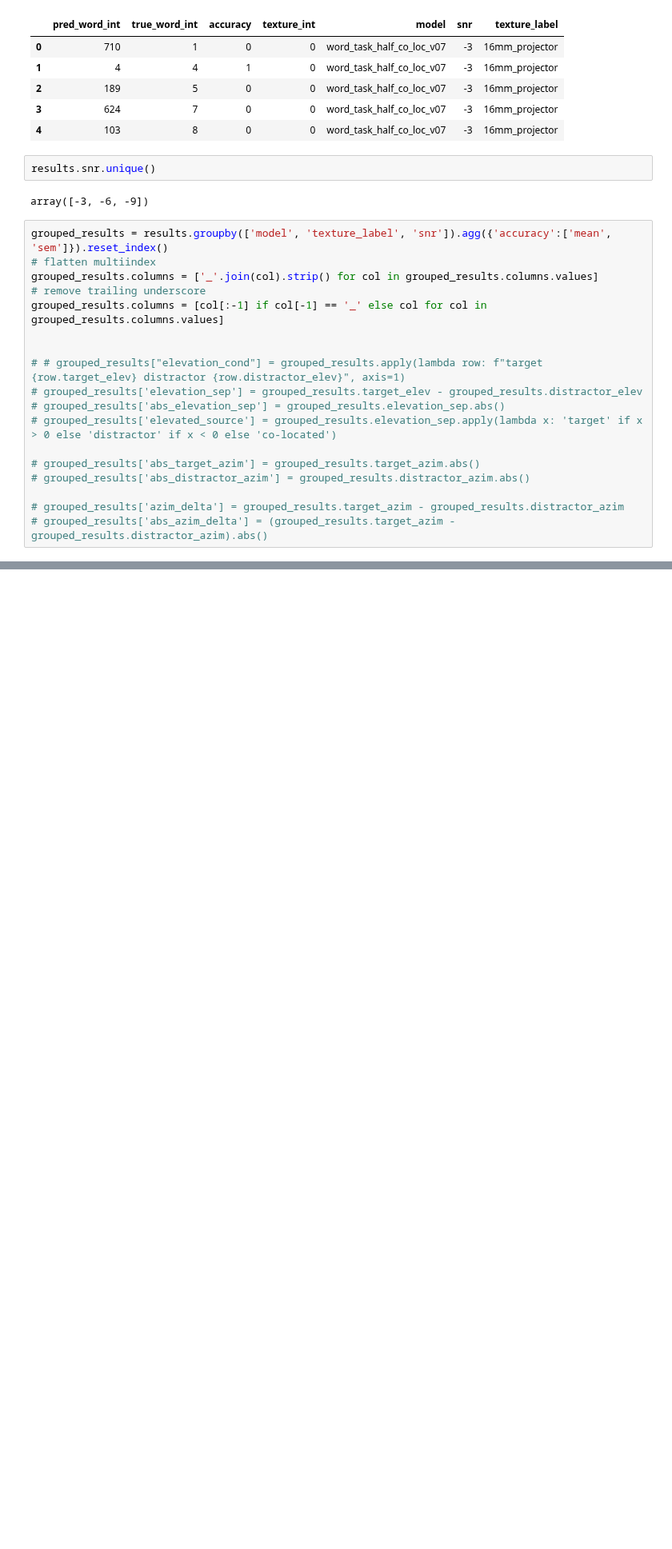
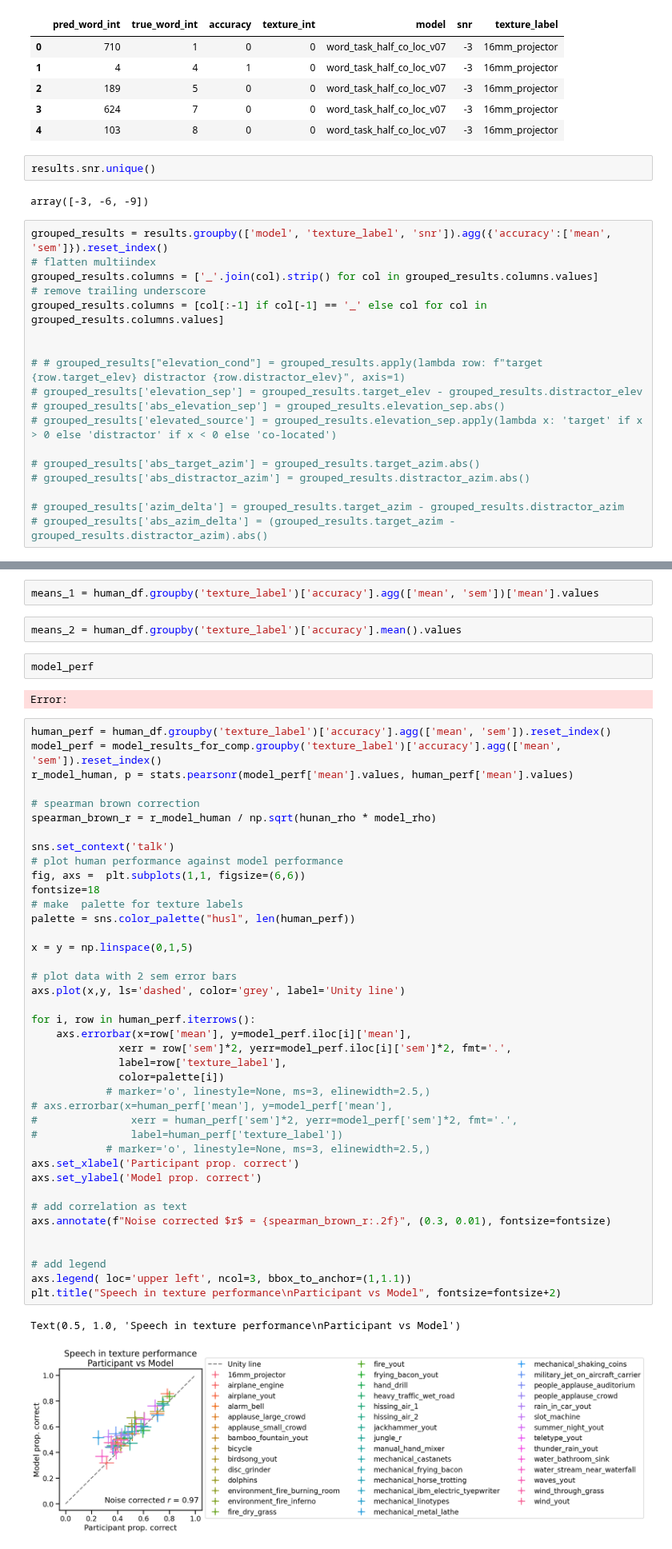
Before and after one commit to mcdermottLab/auditory_attention, a Jupyter notebook: notebooks/plot_texture_background_tests.ipynb, the cells around one changed output, grey strips where cells are left out. Shown at 80% size. Cells and saved outputs as stored; diff of their text form; blank space fills up the shorter version.

```diff
--- a/notebooks/plot_texture_background_tests.ipynb
+++ b/notebooks/plot_texture_background_tests.ipynb
@@ -835,0 +242,51 @@ for ax in g.axes.flat:
+# %%
+means_1 = human_df.groupby('texture_label')['accuracy'].agg(['mean', 'sem'])['mean'].values
+# %%
+means_2 = human_df.groupby('texture_label')['accuracy'].mean().values
+# %%
+model_perf
+# %% [output]
+Error:
+# %%
+human_perf = human_df.groupby('texture_label')['accuracy'].agg(['mean', 'sem']).reset_index()
+model_perf = model_results_for_comp.groupby('texture_label')['accuracy'].agg(['mean', 'sem']).reset_index()
+r_model_human, p = stats.pearsonr(model_perf['mean'].values, human_perf['mean'].values)
+
+# spearman brown correction
+spearman_brown_r = r_model_human / np.sqrt(hunan_rho * model_rho)
+
+sns.set_context('talk')
+# plot human performance against model performance
+fig, axs =  plt.subplots(1,1, figsize=(6,6))
+fontsize=18
+# make  palette for texture labels
+palette = sns.color_palette("husl", len(human_perf))
+
+x = y = np.linspace(0,1,5)
+
+# plot data with 2 sem error bars
+axs.plot(x,y, ls='dashed', color='grey', label='Unity line')
+
+for i, row in human_perf.iterrows():
+    axs.errorbar(x=row['mean'], y=model_perf.iloc[i]['mean'],
+              xerr = row['sem']*2, yerr=model_perf.iloc[i]['sem']*2, fmt='.',
+              label=row['texture_label'],
+              color=palette[i])
+            # marker='o', linestyle=None, ms=3, elinewidth=2.5,)
+# axs.errorbar(x=human_perf['mean'], y=model_perf['mean'],
+#               xerr = human_perf['sem']*2, yerr=model_perf['sem']*2, fmt='.',
+#               label=human_perf['texture_label'])
+            # marker='o', linestyle=None, ms=3, elinewidth=2.5,)
+axs.set_xlabel('Participant prop. correct')
+axs.set_ylabel('Model prop. correct')
+
+# add correlation as text
+axs.annotate(f"Noise corrected $r$ = {spearman_brown_r:.2f}", (0.3, 0.01), fontsize=fontsize)
+
+
+# add legend
+axs.legend( loc='upper left', ncol=3, bbox_to_anchor=(1,1.1))
+plt.title("Speech in texture performance\nParticipant vs Model", fontsize=fontsize+2)
+# %% [output]
+Text(0.5, 1.0, 'Speech in texture performance\nParticipant vs Model')
+[figure, added]
```
Also changed, not shown: parts of 35 cells of this notebook, 18 other files.
